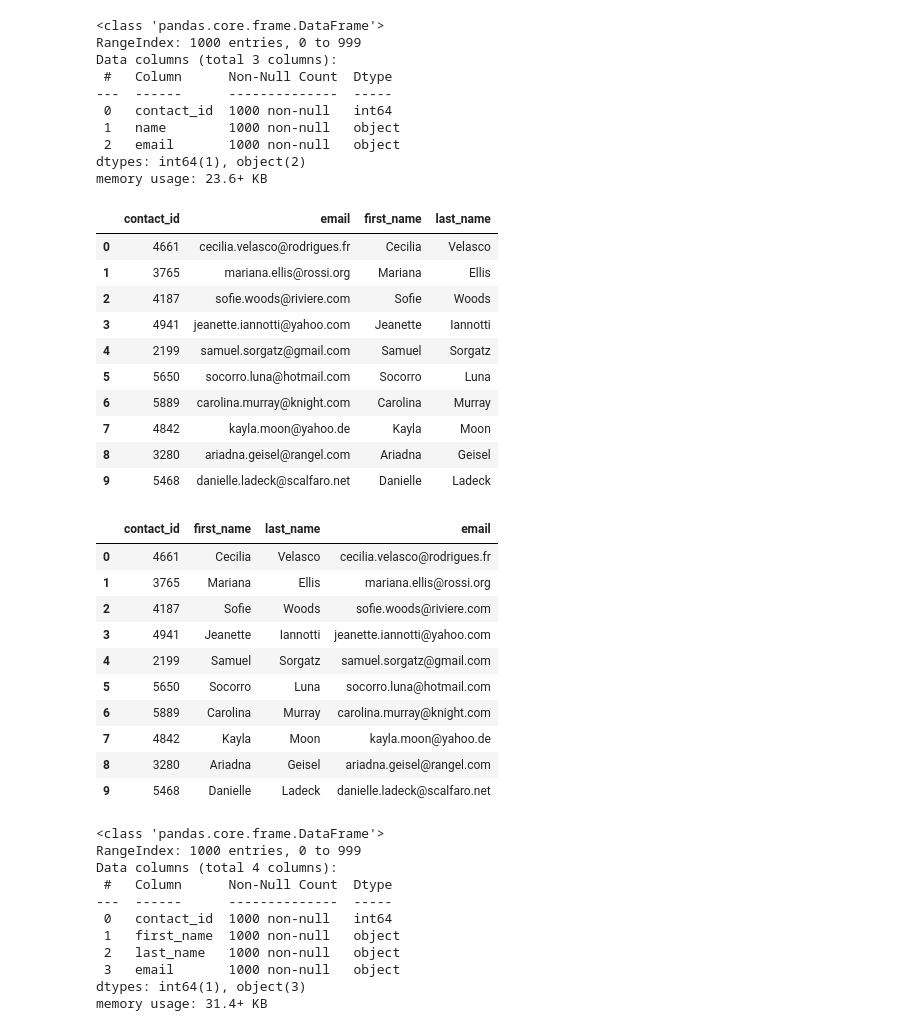
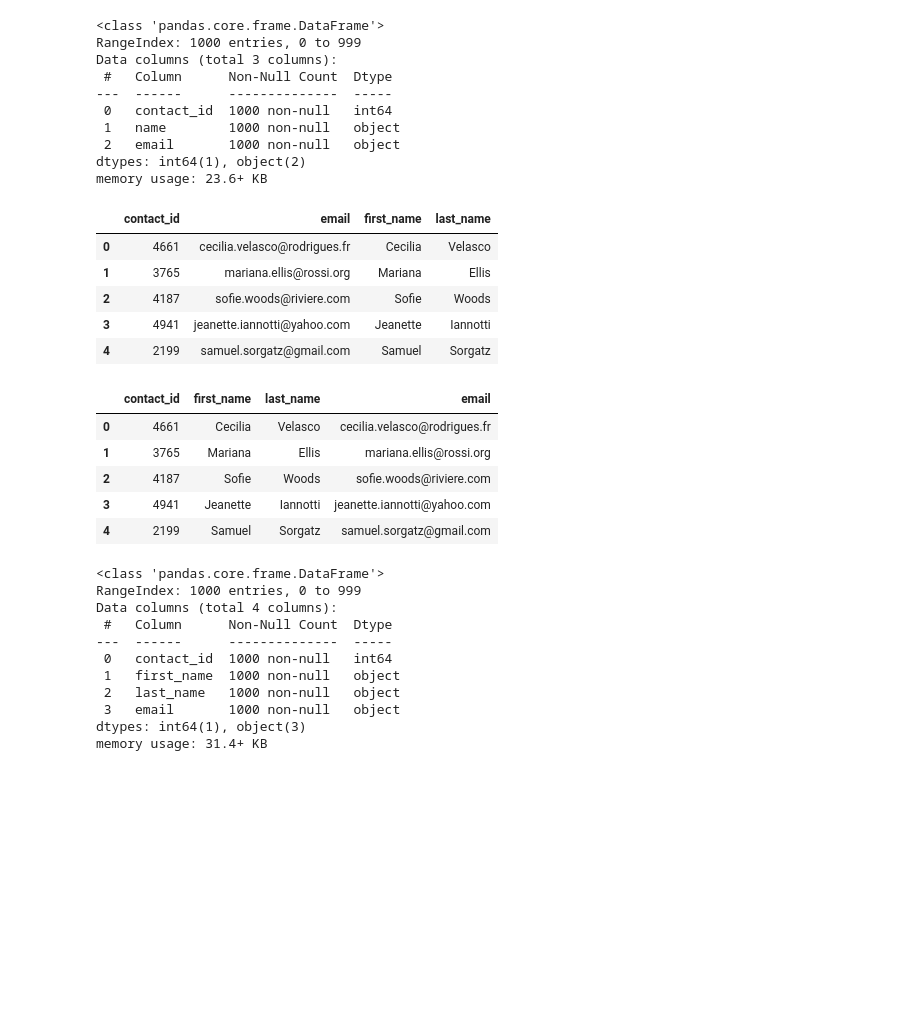
Before and after one commit to j13s3/Crowdfunding_ETL, a Jupyter notebook: ETL_Mini_Project_JSharma.ipynb, the cells around one changed output. Drawn from its saved outputs; the diff is of its cells as text; code cells hidden in the pictures; blank space fills up the shorter version.

```diff
--- a/ETL_Mini_Project_JSharma.ipynb
+++ b/ETL_Mini_Project_JSharma.ipynb
@@ -304,6 +320,12 @@ Then export the DataFrame as a `contacts.csv` CSV file.
 import json
 dict_values = []
 
+for i, row in contact_info_df.iterrows():
+
+    if i >= 1:
+
+        string_json = json.loads(row[0])
+        dict_values.append([string_json['contact_id'], string_json['name'], string_json['email']])
 
 # Print out the list of values for each row.
 print(dict_values)
@@ -312,6 +334,10 @@ print(dict_values)
 # %%
 # Create a contact_info DataFrame and add each list of values, i.e., each row
 # to the 'contact_id', 'name', 'email' columns.
+contact_info_ext_df = pd.DataFrame()
+contact_info_ext_df[["contact_id", "name", "email"]] = dict_values
+contact_info_ext_df[["contact_id"]] = contact_info_ext_df[["contact_id"]].astype('int64')
+contact_info_ext_df.head()
 # %% [output]
 |  | contact_id | name | email |
 | 0 | 4661 | Cecilia Velasco | cecilia.velasco@rodrigues.fr |
@@ -335,22 +362,28 @@ memory usage: 23.6+ KB
 # %%
 # Create a "first"name" and "last_name" column with the first and last names from the "name" column.
 
+splitted_contact_info_df = contact_info_ext_df["name"].str.split(' ' , expand=True)
+splitted_contact_info_df.rename(columns={0: "first_name", 1: "last_name"}, inplace=True)
 
 # Drop the contact_name column
+contact_info_ext_df.drop("name",axis='columns',inplace=True)
+
+#Add the new defined columns
+contact_info_ext_df["first_name"] = splitted_contact_info_df['first_name']
+contact_info_ext_df["last_name"] = splitted_contact_info_df['last_name']
+contact_info_ext_df.head()
 # %% [output]
 |  | contact_id | email | first_name | last_name |
 | 0 | 4661 | cecilia.velasco@rodrigues.fr | Cecilia | Velasco |
 | 1 | 3765 | mariana.ellis@rossi.org | Mariana | Ellis |
 | 2 | 4187 | sofie.woods@riviere.com | Sofie | Woods |
 | 3 | 4941 | jeanette.iannotti@yahoo.com | Jeanette | Iannotti |
 | 4 | 2199 | samuel.sorgatz@gmail.com | Samuel | Sorgatz |
-| 5 | 5650 | socorro.luna@hotmail.com | Socorro | Luna |
-| 6 | 5889 | carolina.murray@knight.com | Carolina | Murray |
-| 7 | 4842 | kayla.moon@yahoo.de | Kayla | Moon |
-| 8 | 3280 | ariadna.geisel@rangel.com | Ariadna | Geisel |
-| 9 | 5468 | danielle.ladeck@scalfaro.net | Danielle | Ladeck |
 # %%
 # Reorder the columns
+contact_info_ext_df = contact_info_ext_df[["contact_id", "first_name", "last_name", "email"]]
+
+contact_info_ext_df.head()
 # %% [output]
 |  | contact_id | first_name | last_name | email |
 | 0 | 4661 | Cecilia | Velasco | cecilia.velasco@rodrigues.fr |
@@ -358,10 +391,5 @@ memory usage: 23.6+ KB
 | 2 | 4187 | Sofie | Woods | sofie.woods@riviere.com |
 | 3 | 4941 | Jeanette | Iannotti | jeanette.iannotti@yahoo.com |
 | 4 | 2199 | Samuel | Sorgatz | samuel.sorgatz@gmail.com |
-| 5 | 5650 | Socorro | Luna | socorro.luna@hotmail.com |
-| 6 | 5889 | Carolina | Murray | carolina.murray@knight.com |
-| 7 | 4842 | Kayla | Moon | kayla.moon@yahoo.de |
-| 8 | 3280 | Ariadna | Geisel | ariadna.geisel@rangel.com |
-| 9 | 5468 | Danielle | Ladeck | danielle.ladeck@scalfaro.net |
 # %%
 # Check the datatypes one more time before exporting as CSV file.
```
Also changed, not shown: parts of 26 cells of this notebook, 4 other files.
